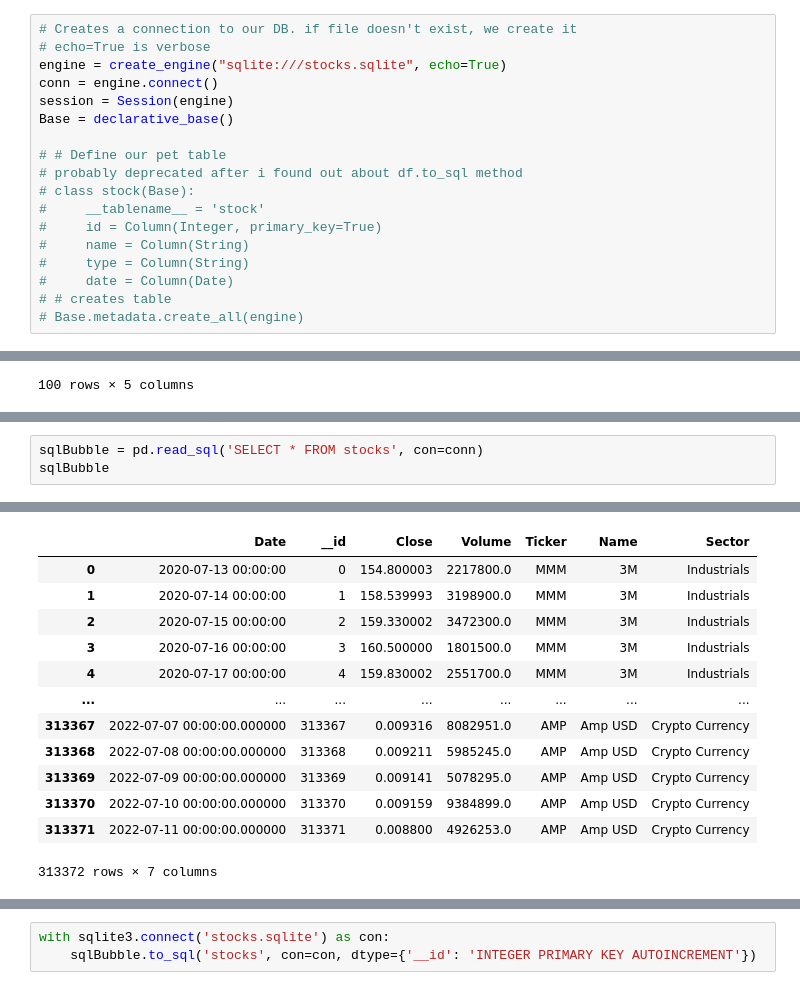
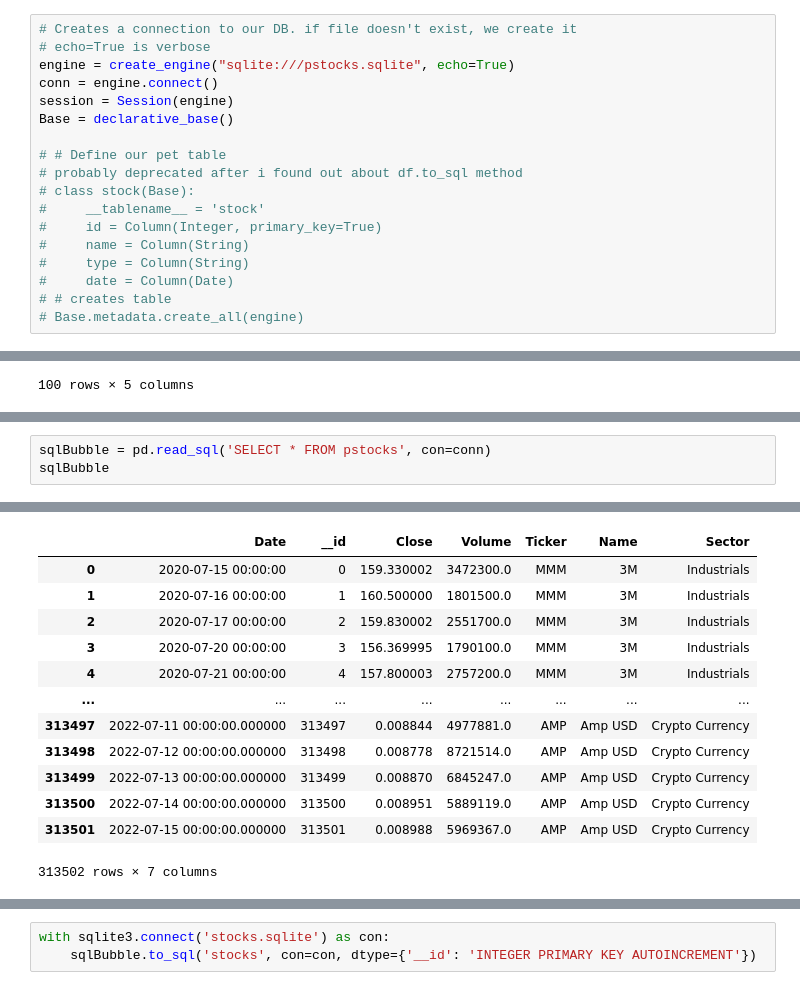
Before and after one commit to JessePRN/Project3Team_Nashra_Jesse_Yi, a Jupyter notebook: yfinance.ipynb, the cells around one changed output, grey strips where cells are left out. Saved outputs shown, nothing was run; the diff lists cells and outputs as text.

Commit message:
added the pstock to the jupyternotebook as a step to finalize to stock.sqlite, deleted unnecessary stuff from the html, and partially changed the font on the multiline chart

```diff
--- a/yfinance.ipynb
+++ b/yfinance.ipynb
@@ -13,7 +13,7 @@ from datetime import datetime
 # %%
 # Creates a connection to our DB. if file doesn't exist, we create it
 # echo=True is verbose
-engine = create_engine("sqlite:///stocks.sqlite", echo=True)
+engine = create_engine("sqlite:///pstocks.sqlite", echo=True)
 conn = engine.connect()
 session = Session(engine)
 Base = declarative_base()
@@ -401,4 +401,4 @@ crypto_cleaned.to_sql('stocks', conn, if_exists='append')
 # %%
-sqlBubble = pd.read_sql('SELECT * FROM stocks', con=conn)
+sqlBubble = pd.read_sql('SELECT * FROM pstocks', con=conn)
 sqlBubble
 # %% [output]
@@ -411,16 +411,16 @@ sqlBubble
 |  | Date | __id | Close | Volume | Ticker | Name | Sector |
-| 0 | 2020-07-13 00:00:00 | 0 | 154.800003 | 2217800.0 | MMM | 3M | Industrials |
-| 1 | 2020-07-14 00:00:00 | 1 | 158.539993 | 3198900.0 | MMM | 3M | Industrials |
-| 2 | 2020-07-15 00:00:00 | 2 | 159.330002 | 3472300.0 | MMM | 3M | Industrials |
-| 3 | 2020-07-16 00:00:00 | 3 | 160.500000 | 1801500.0 | MMM | 3M | Industrials |
-| 4 | 2020-07-17 00:00:00 | 4 | 159.830002 | 2551700.0 | MMM | 3M | Industrials |
+| 0 | 2020-07-15 00:00:00 | 0 | 159.330002 | 3472300.0 | MMM | 3M | Industrials |
+| 1 | 2020-07-16 00:00:00 | 1 | 160.500000 | 1801500.0 | MMM | 3M | Industrials |
+| 2 | 2020-07-17 00:00:00 | 2 | 159.830002 | 2551700.0 | MMM | 3M | Industrials |
+| 3 | 2020-07-20 00:00:00 | 3 | 156.369995 | 1790100.0 | MMM | 3M | Industrials |
+| 4 | 2020-07-21 00:00:00 | 4 | 157.800003 | 2757200.0 | MMM | 3M | Industrials |
 | ... | ... | ... | ... | ... | ... | ... | ... |
-| 313367 | 2022-07-07 00:00:00.000000 | 313367 | 0.009316 | 8082951.0 | AMP | Amp USD | Crypto Currency |
-| 313368 | 2022-07-08 00:00:00.000000 | 313368 | 0.009211 | 5985245.0 | AMP | Amp USD | Crypto Currency |
-| 313369 | 2022-07-09 00:00:00.000000 | 313369 | 0.009141 | 5078295.0 | AMP | Amp USD | Crypto Currency |
-| 313370 | 2022-07-10 00:00:00.000000 | 313370 | 0.009159 | 9384899.0 | AMP | Amp USD | Crypto Currency |
-| 313371 | 2022-07-11 00:00:00.000000 | 313371 | 0.008800 | 4926253.0 | AMP | Amp USD | Crypto Currency |
+| 313497 | 2022-07-11 00:00:00.000000 | 313497 | 0.008844 | 4977881.0 | AMP | Amp USD | Crypto Currency |
+| 313498 | 2022-07-12 00:00:00.000000 | 313498 | 0.008778 | 8721514.0 | AMP | Amp USD | Crypto Currency |
+| 313499 | 2022-07-13 00:00:00.000000 | 313499 | 0.008870 | 6845247.0 | AMP | Amp USD | Crypto Currency |
+| 313500 | 2022-07-14 00:00:00.000000 | 313500 | 0.008951 | 5889119.0 | AMP | Amp USD | Crypto Currency |
+| 313501 | 2022-07-15 00:00:00.000000 | 313501 | 0.008988 | 5969367.0 | AMP | Amp USD | Crypto Currency |
-313372 rows × 7 columns
+313502 rows × 7 columns
 # %%
 sqlBubble["Date"] = pd.to_datetime(sqlBubble['Date']).dt.date
 sqlBubble
```
Also changed, not shown: parts of 13 cells of this notebook, 4 other files.
